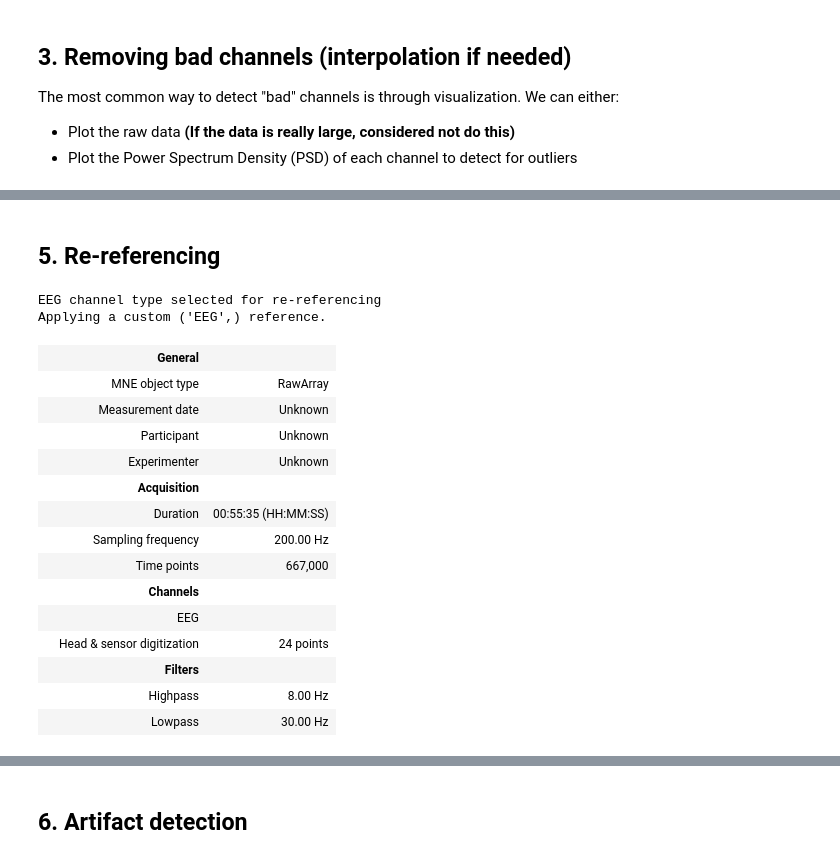
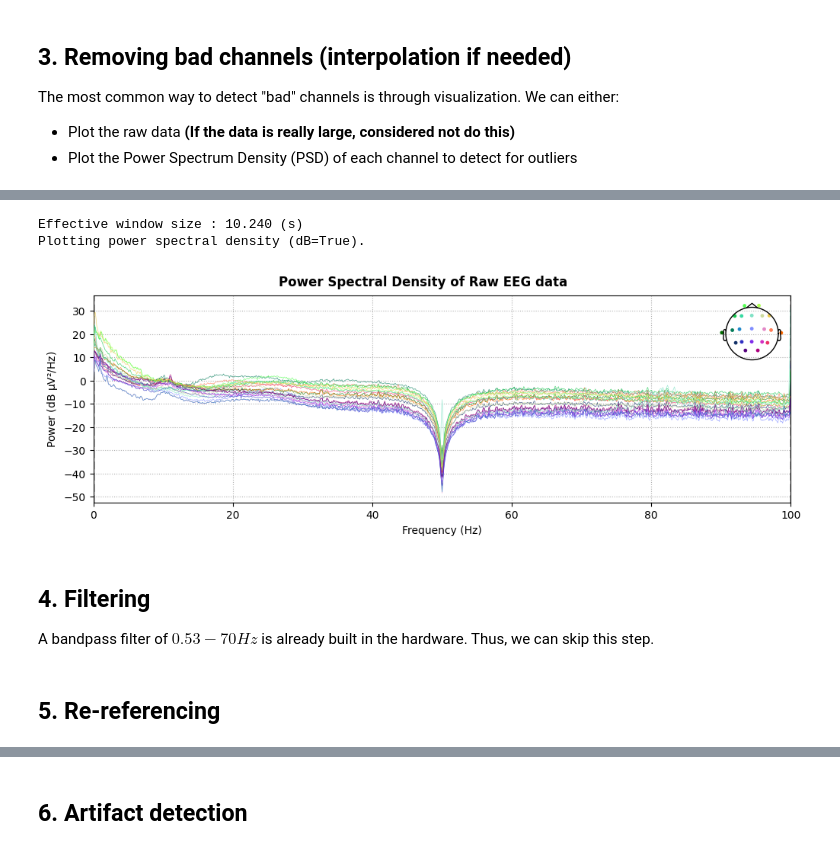
Before and after one commit to lenhatquang03/MotorImageryEEG, a Jupyter notebook: Preprocessing.ipynb, the cells around one changed output, grey strips where cells are left out. Cells and saved outputs as stored; diff of their text form; code cells hidden in the pictures.

```diff
--- a/Preprocessing.ipynb
+++ b/Preprocessing.ipynb
@@ -94,22 +46,12 @@ Designing a one-pass, zero-phase, non-causal bandpass filter:
+# %%
+processor = EEGProcessor(my_dataset)
+processor.plot_psd("Power Spectral Density of Raw EEG data")
+# %% [output]
+Effective window size : 10.240 (s)
+Plotting power spectral density (dB=True).
+[figure, added]
+# %% [markdown]
+## **4. Filtering**
+A bandpass filter of $0.53 - 70Hz$ is already built in the hardware. Thus, we can skip this step.
 # %% [markdown]
 ## **5. Re-referencing**
-# %%
-raw.set_eeg_reference(["A1", "A2"])
-# %% [output]
-EEG channel type selected for re-referencing
-Applying a custom ('EEG',) reference.
-|  | General |  |
-|  | MNE object type | RawArray |
-|  | Measurement date | Unknown |
-|  | Participant | Unknown |
-|  | Experimenter | Unknown |
-|  | Acquisition |  |
-|  | Duration | 00:55:35 (HH:MM:SS) |
-|  | Sampling frequency | 200.00 Hz |
-|  | Time points | 667,000 |
-|  | Channels |  |
-|  | EEG |  |
-|  | Head & sensor digitization | 24 points |
-|  | Filters |  |
-|  | Highpass | 8.00 Hz |
-|  | Lowpass | 30.00 Hz |
```
Also changed, not shown: parts of 35 cells of this notebook, 1 other file.
